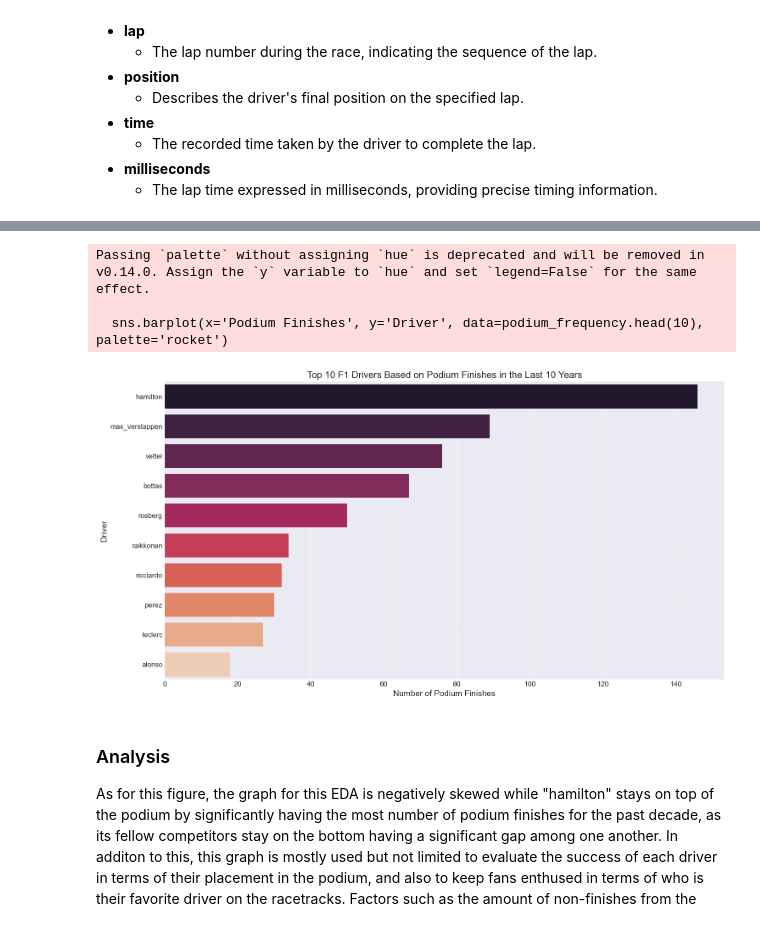
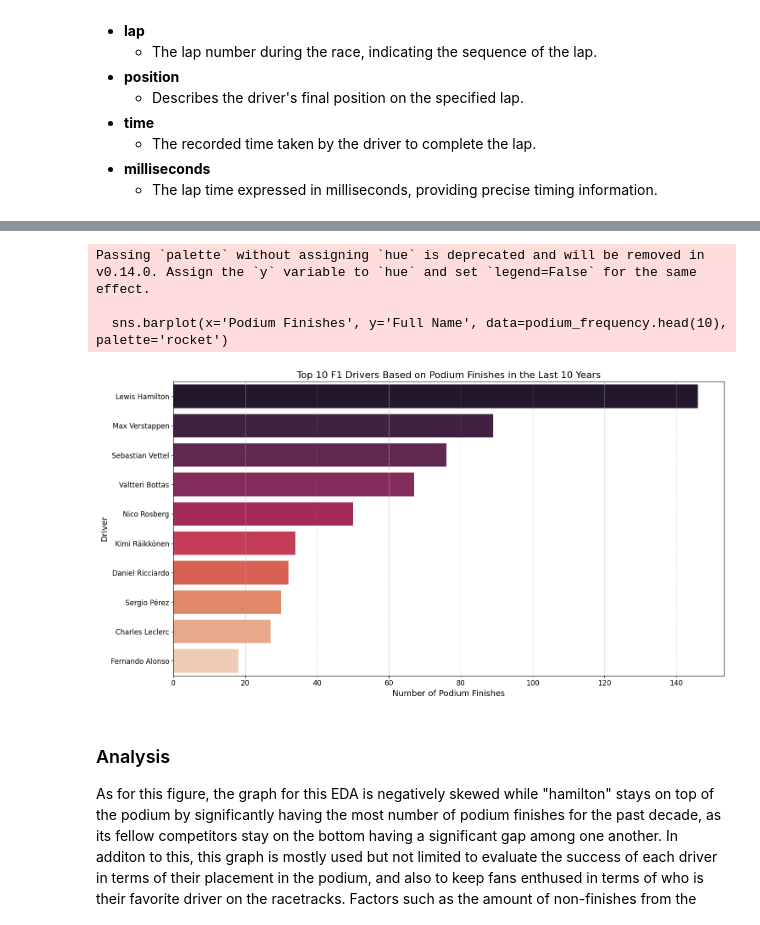
Before and after one commit to enzzzoooo/csmodel-formulaOne, a Jupyter notebook: formulaone-datadesc.ipynb, the cells around one changed output, grey strips where cells are left out. Saved outputs shown, nothing was run; the diff lists cells and outputs as text; code cells hidden in the pictures.

```diff
--- a/formulaone-datadesc.ipynb
+++ b/formulaone-datadesc.ipynb
@@ -221,14 +194,8 @@ The code below sets up a Python environment for data analysis and visualization,
 # %%
 %matplotlib inline
-import numpy as np
 import pandas as pd
 import matplotlib.pyplot as plt
-from datetime import datetime as dt
-from scipy.stats import ttest_ind
 import seaborn as sns
-plt.style.use('seaborn-v0_8-darkgrid')
-from scipy.stats import norm
-from scipy.stats import f_oneway
 # %%
 cd resources
 # %% [output]
@@ -301,0 +247,17 @@ For this data analysis, the graph for this EDA is positively correlated between
+# %%
+# Exploratory Data Analysis (EDA) 2
+
+## Analysis of Podium Finishes by F1 Drivers in the Last 10 Years
+
+drivers = pd.read_csv('drivers.csv')
+drivers_results = pd.merge(recent_results, drivers, on='driverId', how='inner')
+podium_results = drivers_results[drivers_results['position'] <= 3]
+podium_frequency = podium_results['driverRef'].value_counts()
+podium_frequency = podium_frequency.reset_index()
+podium_frequency = podium_frequency.merge(drivers[['driverRef', 'surname', 'forename']], on='driverRef')
+podium_frequency['Full Name'] = podium_frequency['forename'].str.cat(podium_frequency['surname'], sep=' ')
+podium_frequency.columns = ['Driver', 'Podium Finishes', 'Surname', 'Forename', 'Full Name']
+podium_frequency = podium_frequency.drop(columns=['Driver', 'Surname', 'Forename'])
+podium_frequency = podium_frequency[['Full Name', 'Podium Finishes']]
+podium_frequency.index += 1
+podium_frequency.head(10)
@@ -302,33 +276,22 @@ For this data analysis, the graph for this EDA is positively correlated between
 # %%
-# Exploratory Data Analysis (EDA) 2
-
-## Analysis of Podium Finishes by F1 Drivers in the Last 10 Years
-
-drivers = pd.read_csv('drivers.csv')
-drivers_results = pd.merge(recent_results, drivers, on='driverId', how='inner')
-podium_results = drivers_results[drivers_results['position'] <= 3]
-podium_frequency = podium_results['driverRef'].value_counts()
-podium_frequency = podium_frequency.reset_index()
-podium_frequency.columns = ['Driver', 'Podium Finishes']
-
 plt.figure(figsize=(15, 8))
-sns.barplot(x='Podium Finishes', y='Driver', data=podium_frequency.head(10), palette='rocket')
+sns.barplot(x='Podium Finishes', y='Full Name', data=podium_frequency.head(10), palette='rocket')
 
 plt.title('Top 10 F1 Drivers Based on Podium Finishes in the Last 10 Years', fontsize=16)
 plt.xlabel('Number of Podium Finishes', fontsize=14)
 plt.ylabel('Driver', fontsize=14)
 plt.xticks(fontsize=12)
 plt.yticks(fontsize=12)
 plt.grid(axis='x', linestyle='--', alpha=0.7)
 
 # Show the plot
 plt.tight_layout()
 plt.show()
 # %% [output]
 Passing `palette` without assigning `hue` is deprecated and will be removed in v0.14.0. Assign the `y` variable to `hue` and set `legend=False` for the same effect.
 
-  sns.barplot(x='Podium Finishes', y='Driver', data=podium_frequency.head(10), palette='rocket')
+  sns.barplot(x='Podium Finishes', y='Full Name', data=podium_frequency.head(10), palette='rocket')
-[figure, old version]
+[figure, new version]
 # %% [markdown]
 ### Analysis
 As for this figure, the graph for this EDA is negatively skewed while "hamilton" stays on top of the podium by significantly having the most number of podium finishes for the past decade, as its fellow competitors stay on the bottom having a significant gap among one another. In additon to this, this graph is mostly used but not limited to evaluate the success of each driver in terms of their placement in the podium, and also to keep fans enthused in terms of who is their favorite driver on the racetracks. Factors such as the amount of non-finishes from the races, cars or even the driver themselves could also impact the results of this dataset as neither did not indicate if why drivers not shown on podium due to accidents, or lack of performance of either the car or the driver itself. For this model, the bar graph is appropriate for this comparsion as it only comnpares the amount of podium finishes by each racer.
```
Also changed, not shown: parts of 23 cells of this notebook.
